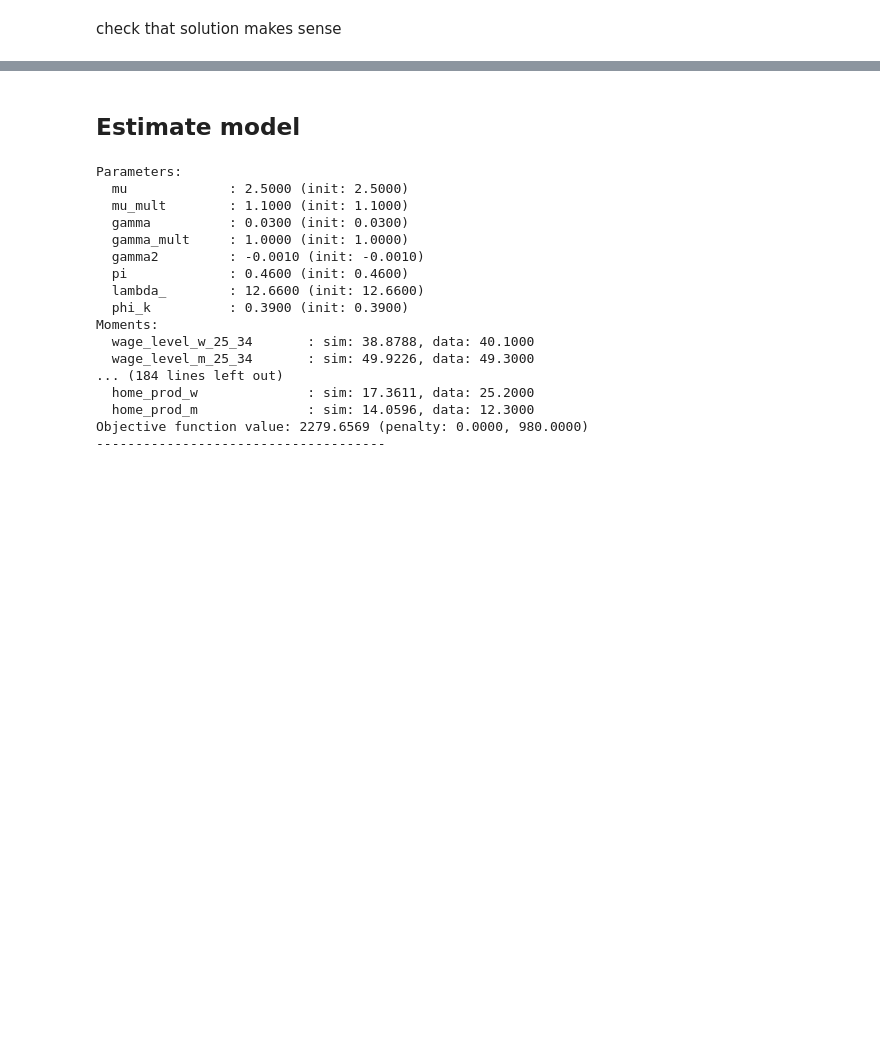
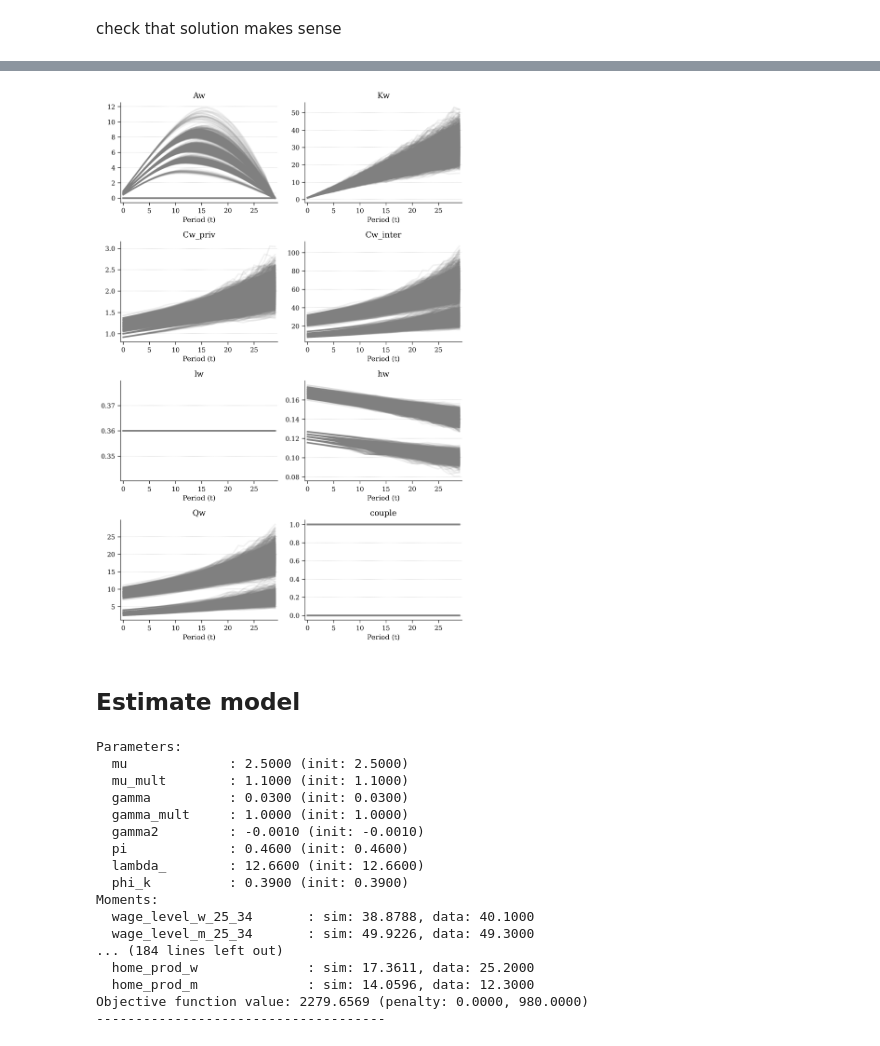
Before and after one commit to ThomasHJorgensen/FastBargaining, a Jupyter notebook: Application/02. Calibrate model.ipynb, the cells around one changed output, grey strips where cells are left out. Saved outputs shown, nothing was run; the diff lists cells and outputs as text; code cells hidden in the pictures; blank space fills up the shorter version.

```diff
--- a/Application/02. Calibrate model.ipynb
+++ b/Application/02. Calibrate model.ipynb
@@ -317,3 +319,9 @@ fig.tight_layout()
+# %%
+fig, ax = fm.create_figure(4,2,8)
+mp.plot_sim_female(ax, agg_fct=None ,alpha=0.5)
+fig.tight_layout()
+# %% [output]
+[figure, added]
 # %%
 # stop
 # %% [markdown]
```
Also changed, not shown: parts of 6 cells of this notebook, 6 other files.
